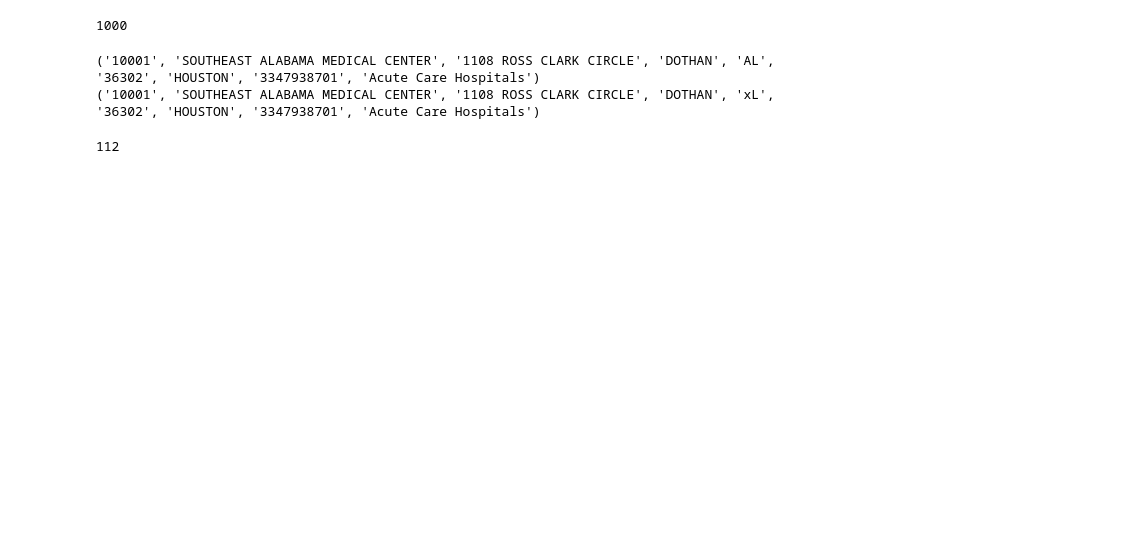
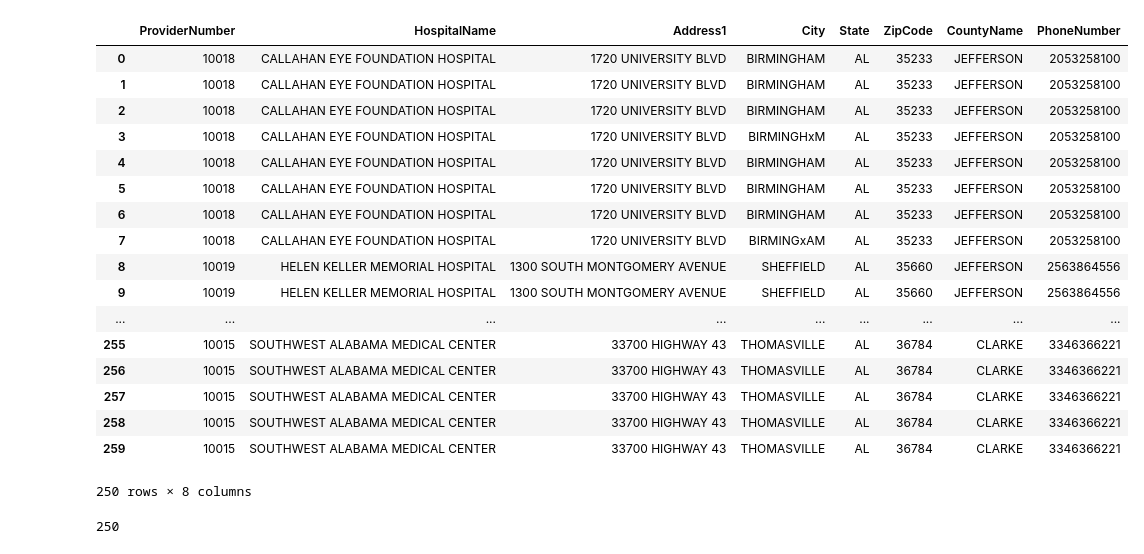
Before and after one commit to yogeshchellappa/recordEmbedding, a Jupyter notebook: Synthetic Data Generator.ipynb, the cells around one changed output. Saved outputs shown, nothing was run; the diff lists cells and outputs as text; code cells hidden in the pictures; blank space fills up the shorter version.

```diff
--- a/Synthetic Data Generator.ipynb
+++ b/Synthetic Data Generator.ipynb
@@ -71,5 +146,15 @@ combined_hosp = list(zip(provider, hospital, address, city, state, zipcode, coun
 # %%
-#hospital dirty dataset; maintain dirty dataset separately
+provider = df_truth['ProviderNumber'].tolist()
+hospital = df_truth['HospitalName'].tolist()
+address = df_truth['Address1'].tolist()
+city = df_truth['City'].tolist()
+state = df_truth['State'].tolist()
+zipcode = df_truth['ZipCode'].tolist()
+county = df_truth['CountyName'].tolist()
+phone = df_truth['PhoneNumber'].tolist()
+
+combined_hosp = list(zip(provider, hospital, address, city, state, zipcode, county, phone))
+
 provider = df_hospital['ProviderNumber'].tolist()
 hospital = df_hospital['HospitalName'].tolist()
 address = df_hospital['Address1'].tolist()
@@ -78,16 +163,14 @@ state = df_hospital['State'].tolist()
 zipcode = df_hospital['ZipCode'].tolist()
 county = df_hospital['CountyName'].tolist()
 phone = df_hospital['PhoneNumber'].tolist()
-hospType = df_hospital['HospitalType'].tolist()
 
 
-combined_dirty = list(zip(provider, hospital, address, city, state, zipcode, county, phone, hospType))
-len(combined_dirty)
+combined_dirty = list(zip(provider, hospital, address, city, state, zipcode, county, phone))
+
+count = 0
+for i in range(len(combined_dirty)):
+    for j in range(len(combined_dirty[0])):
+        flag = False
+        if combined_dirty[i][j] != combined_hosp[i][j]:
+            flag = True
+            count = count + 1
-# %% [output]
-1000
-# %%
-print(combined_hosp[42])
-print(combined_dirty[42])
-# %% [output]
-('10001', 'SOUTHEAST ALABAMA MEDICAL CENTER', '1108 ROSS CLARK CIRCLE', 'DOTHAN', 'AL', '36302', 'HOUSTON', '3347938701', 'Acute Care Hospitals')
-('10001', 'SOUTHEAST ALABAMA MEDICAL CENTER', '1108 ROSS CLARK CIRCLE', 'DOTHAN', 'xL', '36302', 'HOUSTON', '3347938701', 'Acute Care Hospitals')
@@ -104 +177,30 @@ for i in range(len(combined_dirty)):
+# %%
+df_hospital = df_hospital.drop(columns = 'label')
+df_truth = df_truth.drop(columns = 'label')
+df_nan_truth = df_nan_truth.drop(columns = 'label')
+# %%
+df_nan_truth
+# %% [output]
+|  | ProviderNumber | HospitalName | Address1 | City | State | ZipCode | CountyName | PhoneNumber |
+| 0 | 10018 | CALLAHAN EYE FOUNDATION HOSPITAL | 1720 UNIVERSITY BLVD | BIRMINGHAM | AL | 35233 | JEFFERSON | 2053258100 |
+| 1 | 10018 | CALLAHAN EYE FOUNDATION HOSPITAL | 1720 UNIVERSITY BLVD | BIRMINGHAM | AL | 35233 | JEFFERSON | 2053258100 |
+| 2 | 10018 | CALLAHAN EYE FOUNDATION HOSPITAL | 1720 UNIVERSITY BLVD | BIRMINGHAM | AL | 35233 | JEFFERSON | 2053258100 |
+| 3 | 10018 | CALLAHAN EYE FOUNDATION HOSPITAL | 1720 UNIVERSITY BLVD | BIRMINGHxM | AL | 35233 | JEFFERSON | 2053258100 |
+| 4 | 10018 | CALLAHAN EYE FOUNDATION HOSPITAL | 1720 UNIVERSITY BLVD | BIRMINGHAM | AL | 35233 | JEFFERSON | 2053258100 |
+| 5 | 10018 | CALLAHAN EYE FOUNDATION HOSPITAL | 1720 UNIVERSITY BLVD | BIRMINGHAM | AL | 35233 | JEFFERSON | 2053258100 |
+| 6 | 10018 | CALLAHAN EYE FOUNDATION HOSPITAL | 1720 UNIVERSITY BLVD | BIRMINGHAM | AL | 35233 | JEFFERSON | 2053258100 |
+| 7 | 10018 | CALLAHAN EYE FOUNDATION HOSPITAL | 1720 UNIVERSITY BLVD | BIRMINGxAM | AL | 35233 | JEFFERSON | 2053258100 |
+| 8 | 10019 | HELEN KELLER MEMORIAL HOSPITAL | 1300 SOUTH MONTGOMERY AVENUE | SHEFFIELD | AL | 35660 | JEFFERSON | 2563864556 |
+| 9 | 10019 | HELEN KELLER MEMORIAL HOSPITAL | 1300 SOUTH MONTGOMERY AVENUE | SHEFFIELD | AL | 35660 | JEFFERSON | 2563864556 |
+| ... | ... | ... | ... | ... | ... | ... | ... | ... |
+| 255 | 10015 | SOUTHWEST ALABAMA MEDICAL CENTER | 33700 HIGHWAY 43 | THOMASVILLE | AL | 36784 | CLARKE | 3346366221 |
+| 256 | 10015 | SOUTHWEST ALABAMA MEDICAL CENTER | 33700 HIGHWAY 43 | THOMASVILLE | AL | 36784 | CLARKE | 3346366221 |
+| 257 | 10015 | SOUTHWEST ALABAMA MEDICAL CENTER | 33700 HIGHWAY 43 | THOMASVILLE | AL | 36784 | CLARKE | 3346366221 |
+| 258 | 10015 | SOUTHWEST ALABAMA MEDICAL CENTER | 33700 HIGHWAY 43 | THOMASVILLE | AL | 36784 | CLARKE | 3346366221 |
+| 259 | 10015 | SOUTHWEST ALABAMA MEDICAL CENTER | 33700 HIGHWAY 43 | THOMASVILLE | AL | 36784 | CLARKE | 3346366221 |
+250 rows × 8 columns
+# %%
+df_hospital.isnull().values.ravel().sum()
+# %% [output]
+250
 # %%
@@ -151,14 +270,0 @@ def sampler(rows, columns, df):
-# %%
-#sample the false dataset into different tuples groups
-#each group will have one column with shuffled values
-
-y = sampler(rows, columns, df_false)
-
-
-for idx, val in enumerate(y):
-    p = shuffle(y[idx].iloc[:,idx].values)
-    y[idx].iloc[:,idx] = p
-
-df_false = pd.concat(y)
-# %% [output]
-112
```
Also changed, not shown: parts of 33 cells of this notebook.
